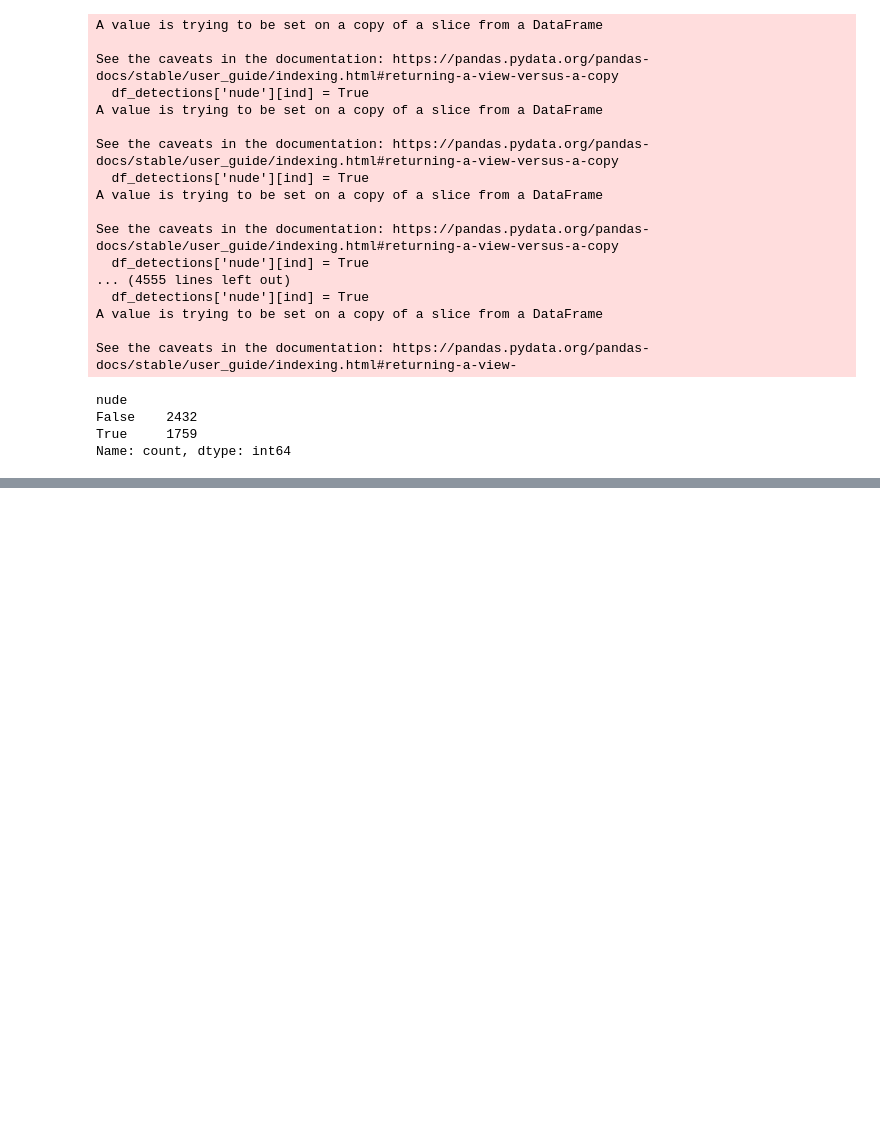
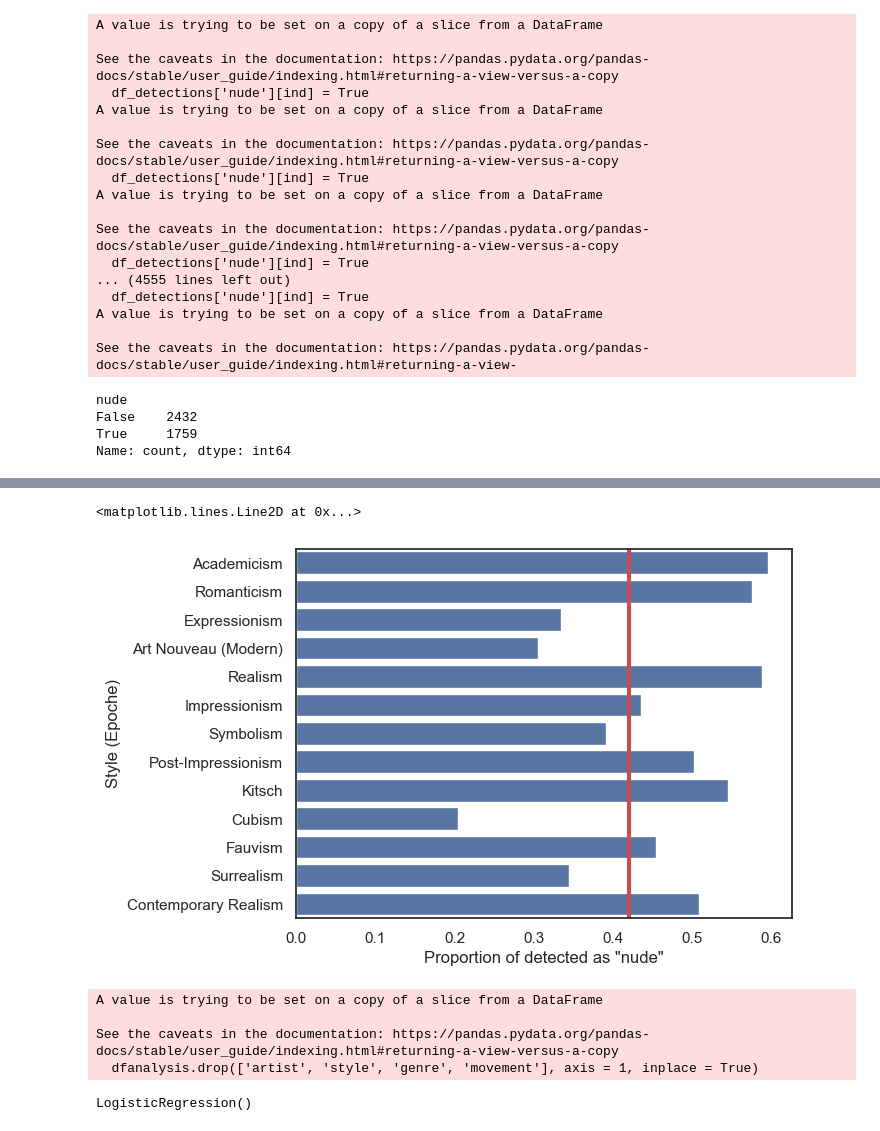
Before and after one commit to Int-Veen/CulturalAnalytics, a Jupyter notebook: src/nudenet/nudenet.ipynb, the cells around one changed output, grey strips where cells are left out. Drawn from its saved outputs; the diff is of its cells as text; code cells hidden in the pictures; blank space fills up the shorter version.

Commit message:
Added final dataset with gender and nude as columns and plots with art styles

```diff
--- a/src/nudenet/nudenet.ipynb
+++ b/src/nudenet/nudenet.ipynb
@@ -194,0 +177,10 @@ Name: count, dtype: int64
+# %%
+######################################################
+### V. ANALYSIS OF ART STYLES --> NUDITY DETECTION ###
+######################################################
+
+# Calculate frequencies of art styles
+freq_styles = ['Expressionism', 'Impressionism', 'Post-Impressionism', 'Academicism', 'Realism', 'Art Nouveau (Modern)',
+               'Surrealism', 'Kitsch', 'Cubism', 'Symbolism', 'Contemporary Realism', 'Fauvism', 'Romanticism'] # these are the most common ones
+df_plot = df_detections.loc[df_detections['style'].isin(freq_styles)]
+df_plot['style'].value_counts(normalize=True)
@@ -194,0 +223,45 @@ Name: count, dtype: int64
+# %%
+# Make Plot with seaborn
+plot = (
+    sns.barplot(data = df_plot, x = 'nude', y = 'style',
+                errorbar = None, orient = 'y')
+    )
+plot.set(xlabel = 'Proportion of detected as "nude"', ylabel = 'Style (Epoche)')
+
+plot.axvline(x = 0.4197, color = 'r', linewidth = 3) # Line shows general proportion: 1759 / 4191 = 41.97%
+
+# --> Above average (of the frequent styles) are: Academicism, Romanticism, Realism, Impressionism,
+# Post-Impressionism, Kitsch, Fauvism, Contemporary Realism
+# %% [output]
+<matplotlib.lines.Line2D at 0x...>
+[figure, added]
+# %%
+####################################################################
+### LOGISTIC REGRESSION WITH NUDITY DETECTION AS OUTPUT VARIABLE ###
+####################################################################
+
+# Categorical input data has to be dummy-coded, first
+dfanalysis =  df_detections[['artist', 'style', 'genre', 'movement', 'nude']]
+artist = pd.get_dummies(dfanalysis['artist'], drop_first=True)
+style = pd.get_dummies(dfanalysis['style'], drop_first=True)
+genre = pd.get_dummies(dfanalysis['genre'], drop_first=True)
+movement = pd.get_dummies(dfanalysis['movement'], drop_first=True)
+
+# Drop old columns
+dfanalysis.drop(['artist', 'style', 'genre', 'movement'], axis = 1, inplace = True)
+
+# Add new dummy columns to "nude" column
+dfanalysis = pd.concat([dfanalysis, artist, style, genre, movement], axis = 1)
+# %% [output]
+A value is trying to be set on a copy of a slice from a DataFrame
+
+See the caveats in the documentation: https://pandas.pydata.org/pandas-docs/stable/user_guide/indexing.html#returning-a-view-versus-a-copy
+  dfanalysis.drop(['artist', 'style', 'genre', 'movement'], axis = 1, inplace = True)
+# %%
+# Initialise logistic regression (with sklearn package)
+logreg = LogisticRegression()
+
+logreg.fit(dfanalysis.loc[ : , dfanalysis.columns != 'nude'], # select all columns x
+           dfanalysis.nude)
+# %% [output]
+LogisticRegression()
```
Also changed, not shown: parts of 8 cells of this notebook, 1 other file.
